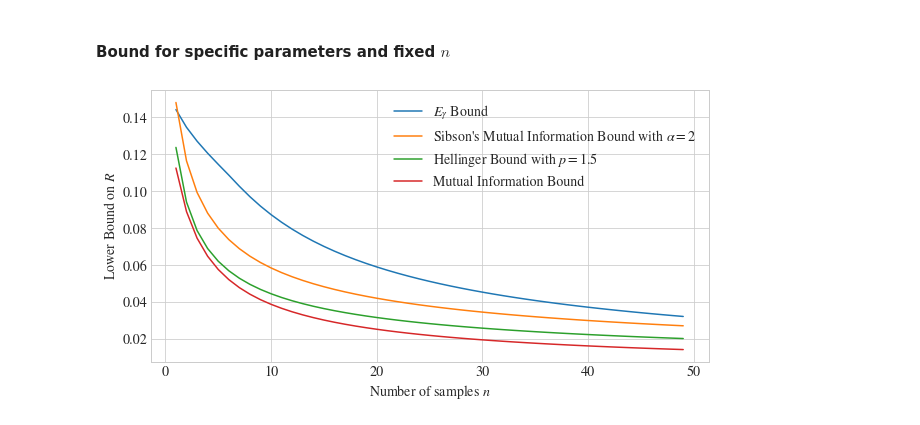
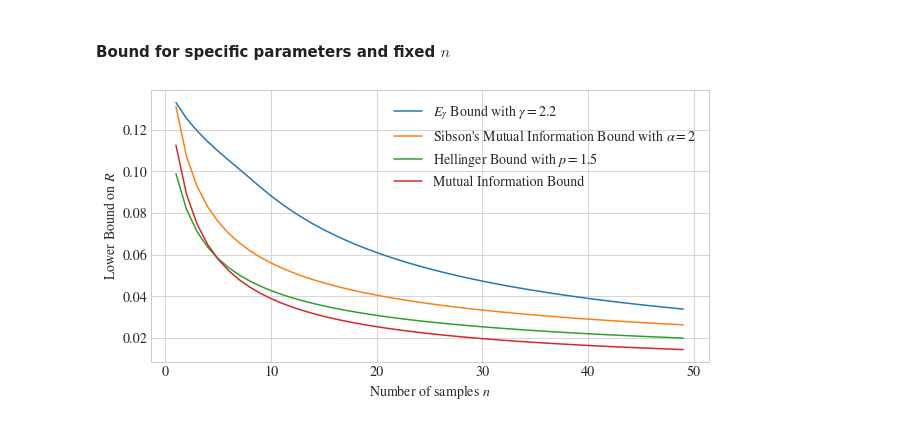
Before and after one commit to Adirlou/f_divergences_lower_bounds, a Jupyter notebook: lower_bounds_bayesian_risk.ipynb, the cells around one changed output. Cells and saved outputs as stored; diff of their text form; code cells hidden in the pictures.

```diff
--- a/lower_bounds_bayesian_risk.ipynb
+++ b/lower_bounds_bayesian_risk.ipynb
@@ -244,7 +243,7 @@ plt.show()
 #### Bounds for specific choices of parameters and fixed $n$
 # %%
 p = 2
-gamma = 1.5
+gamma = 2.2
 alpha = 2
 
 lb_hellinger = []
@@ -465,7 +464,7 @@ plt.show()
 # %%
 p = 3/2
 alpha = 2
-gamma = 2
+gamma = 2.2
 
 d = 1
 sigma_squared = 2
@@ -494,16 +493,16 @@ for n in x_axis:
     upper_bound.append(np.sqrt(sigma_squared*d/n))
 # %%
 plt.figure(figsize=(10, 5))
-plt.plot(x_axis, lb_gamma, label=rf'$E_\gamma$ Bound')
+plt.plot(x_axis, lb_gamma, label=rf'$E_\gamma$ Bound with $\gamma={gamma}$')
 plt.plot(x_axis, lb_I_alpha, label=rf"Sibson's Mutual Information Bound with $\alpha={alpha}$")
 plt.plot(x_axis, lb_hellinger, label=rf'Hellinger Bound with $p={p}$')
 plt.plot(x_axis, lb_mutual_information, label=rf'Mutual Information Bound')
 #plt.plot(x_axis, upper_bound, label=r'Upper Bound')
 plt.xlabel('Number of samples $n$')
 plt.ylabel('Lower Bound on $R$')
 plt.legend()
 #plt.title(rf'Lower bound for AWGN with $\sigma_W^2={sigma_w_squared}$ and $\sigma^2={sigma_squared}$')
-#plt.savefig('gaussian_example_specific_params.pdf', pad_inches=0.1, bbox_inches='tight')
+plt.savefig('gaussian_example_specific_params.pdf', pad_inches=0.1, bbox_inches='tight')
 plt.show()
 # %% [output]
-[figure, old version]
+[figure, new version]
```
Also changed, not shown: parts of 3 cells of this notebook.
